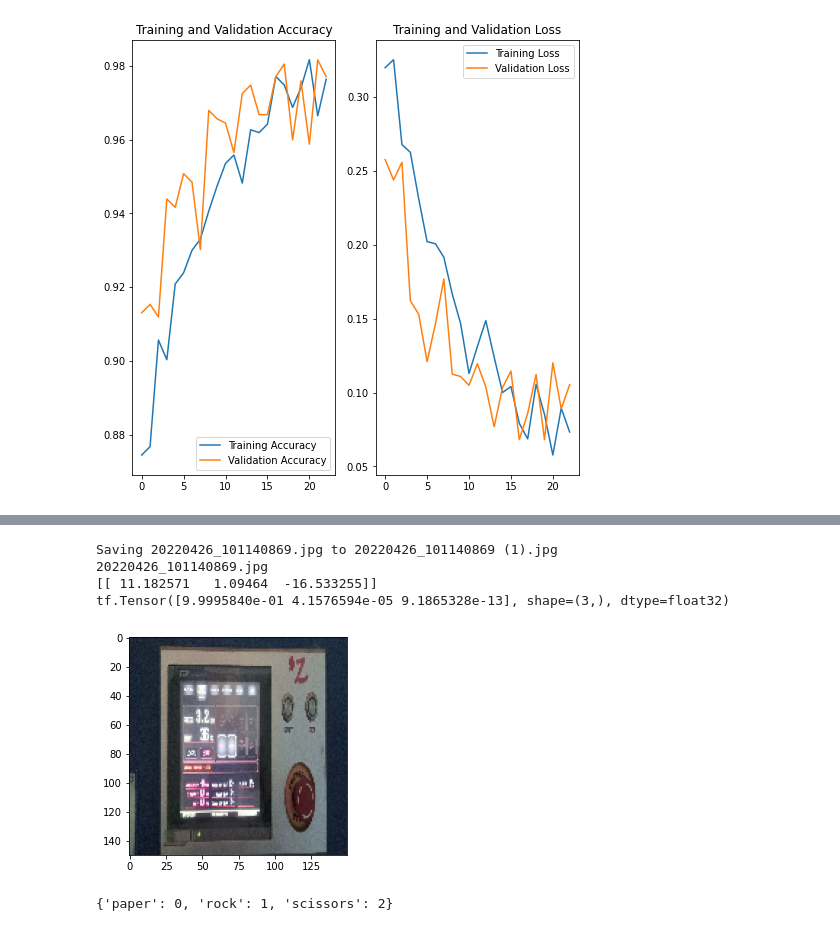
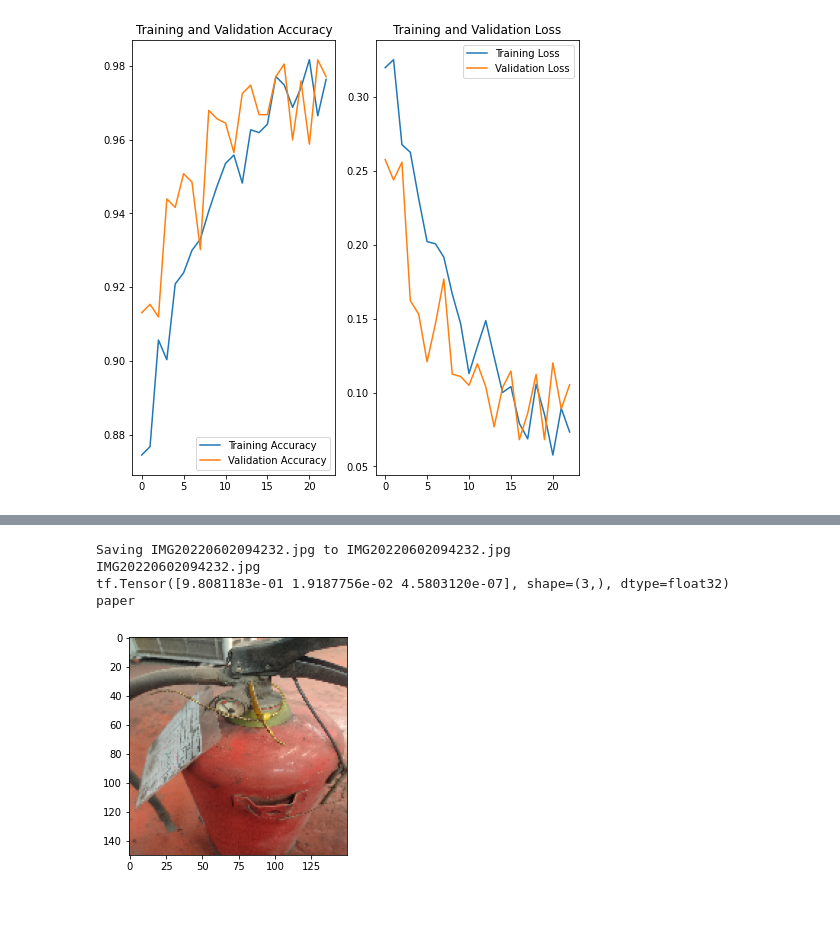
Before and after one commit to sucilaksono/dicoding, a Jupyter notebook: Copy_of_dropout_data_augmentation_multiclassclasification.ipynb, the cells around one changed output, grey strips where cells are left out. Cells and saved outputs as stored; diff of their text form; code cells hidden in the pictures.

```diff
--- a/Copy_of_dropout_data_augmentation_multiclassclasification.ipynb
+++ b/Copy_of_dropout_data_augmentation_multiclassclasification.ipynb
@@ -165,31 +164,28 @@ plt.show()
 # %%
 #uji coba mdel
 
 uploaded = files.upload()
 for fn in uploaded.keys():
   #predicting images
   path = fn
   img = image.load_img(path, target_size=(img_height,img_width))
 
   imgplot = plt.imshow(img)
   X = image.img_to_array(img)
   X = np.expand_dims(X, axis=0)
   images = np.vstack([X])
 
-  classes = model.predict(images, batch_size=10)
-  score = tf.nn.softmax(classes[0])
+  class_name = list(train_generator.class_indices.keys())
+  predicted = model.predict(images, batch_size=10)
+  score = tf.nn.softmax(predicted[0])
   print(fn)
-  print(classes)
   print(score)
+  print(class_name[np.argmax(score)])
   #print(train_generator.class_names[np.argmax(score)])
 # %% [output]
 [interactive output not drawn]
-Saving 20220426_101140869.jpg to 20220426_101140869 (1).jpg
-20220426_101140869.jpg
-[[ 11.182571   1.09464  -16.533255]]
-tf.Tensor([9.9995840e-01 4.1576594e-05 9.1865328e-13], shape=(3,), dtype=float32)
+Saving IMG20220602094232.jpg to IMG20220602094232.jpg
+IMG20220602094232.jpg
+tf.Tensor([9.8081183e-01 1.9187756e-02 4.5803120e-07], shape=(3,), dtype=float32)
+paper
-[figure, old version]
+[figure, new version]
-# %%
-train_generator.class_indices
-# %% [output]
-{'paper': 0, 'rock': 1, 'scissors': 2}
```
Also changed, not shown: parts of 1 cell of this notebook.
